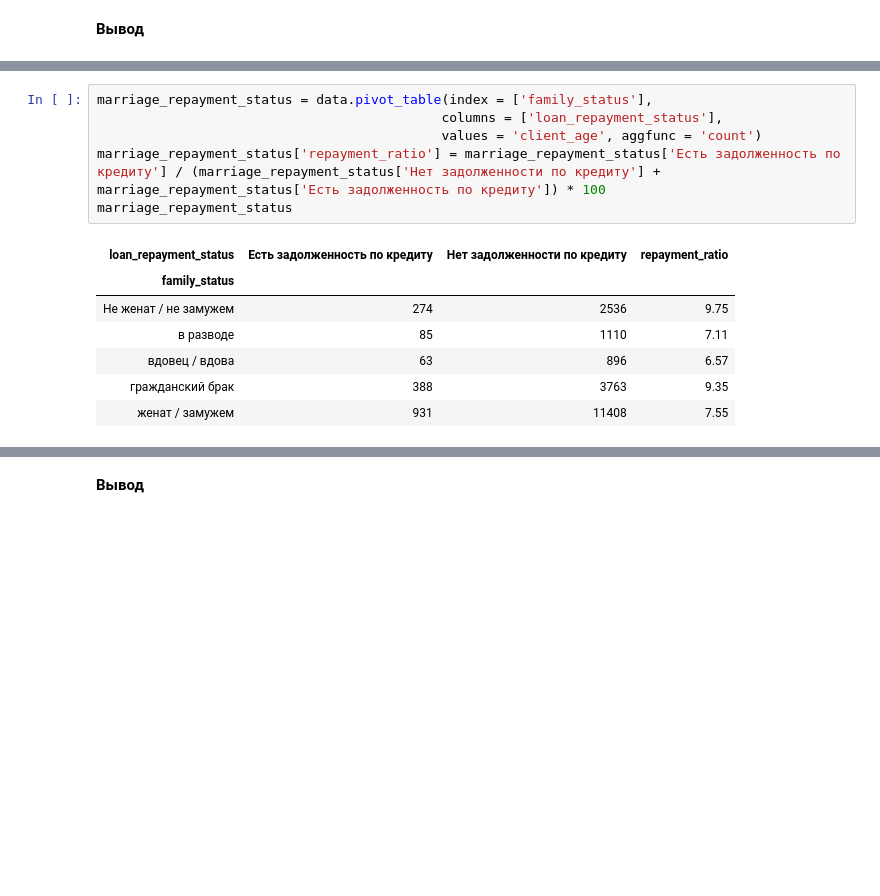
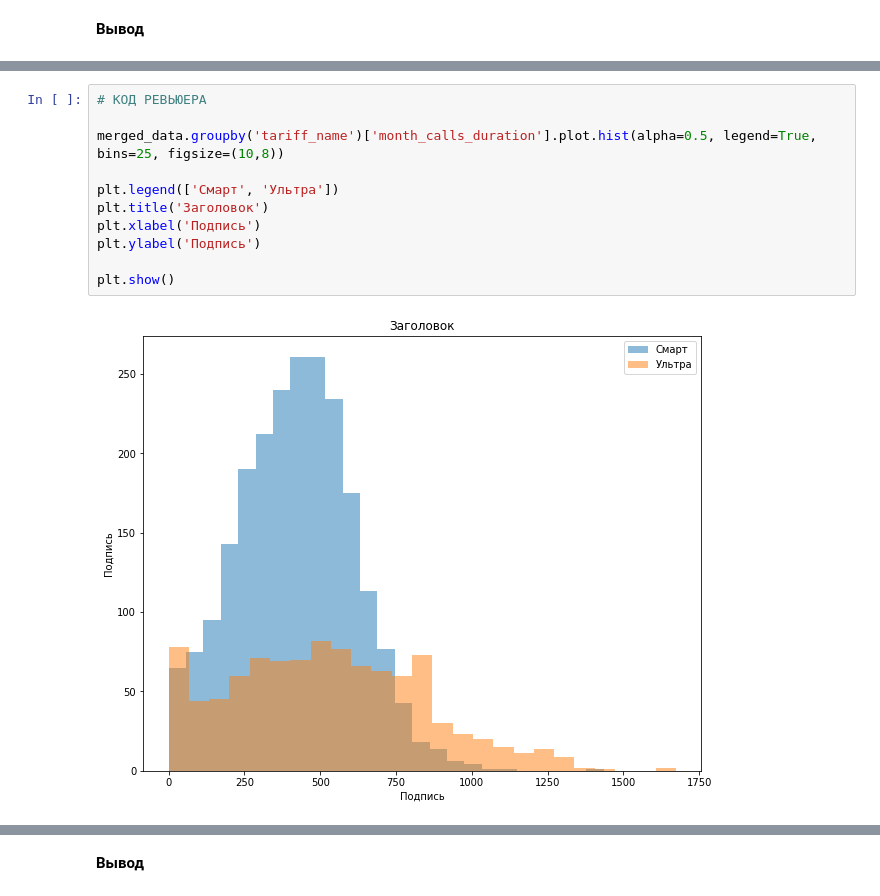
Before and after one commit to crazycrio/Yandex_Practicum_projects, a Jupyter notebook: 4. Статистический анализ данных/4_mobile_operator_project.ipynb, the cells around one changed output, grey strips where cells are left out. Drawn from its saved outputs; the diff is of its cells as text; blank space fills up the shorter version.

```diff
--- a/4. Статистический анализ данных/4_mobile_operator_project.ipynb
+++ b/4. Статистический анализ данных/4_mobile_operator_project.ipynb
@@ -1326,14 +1324,13 @@ data[data['number_of_children'] == 5]['number_of_children'].count()
-# %%
-marriage_repayment_status = data.pivot_table(index = ['family_status'],
-                                            columns = ['loan_repayment_status'],
-                                            values = 'client_age', aggfunc = 'count')
-marriage_repayment_status['repayment_ratio'] = marriage_repayment_status['Есть задолженность по кредиту'] / (marriage_repayment_status['Нет задолженности по кредиту'] + marriage_repayment_status['Есть задолженность по кредиту']) * 100
-marriage_repayment_status
-# %% [output]
-| loan_repayment_status | Есть задолженность по кредиту | Нет задолженности по кредиту | repayment_ratio |
-| family_status |  |  |  |
-| Не женат / не замужем | 274 | 2536 | 9.75 |
-| в разводе | 85 | 1110 | 7.11 |
-| вдовец / вдова | 63 | 896 | 6.57 |
-| гражданский брак | 388 | 3763 | 9.35 |
-| женат / замужем | 931 | 11408 | 7.55 |
+# %%
+# КОД РЕВЬЮЕРА
+
+merged_data.groupby('tariff_name')['month_calls_duration'].plot.hist(alpha=0.5, legend=True, bins=25, figsize=(10,8))
+
+plt.legend(['Смарт', 'Ультра'])
+plt.title('Заголовок')
+plt.xlabel('Подпись')
+plt.ylabel('Подпись')
+
+plt.show()
+# %% [output]
+[figure, added]
```
Also changed, not shown: parts of 482 cells of this notebook, 1 other file.
